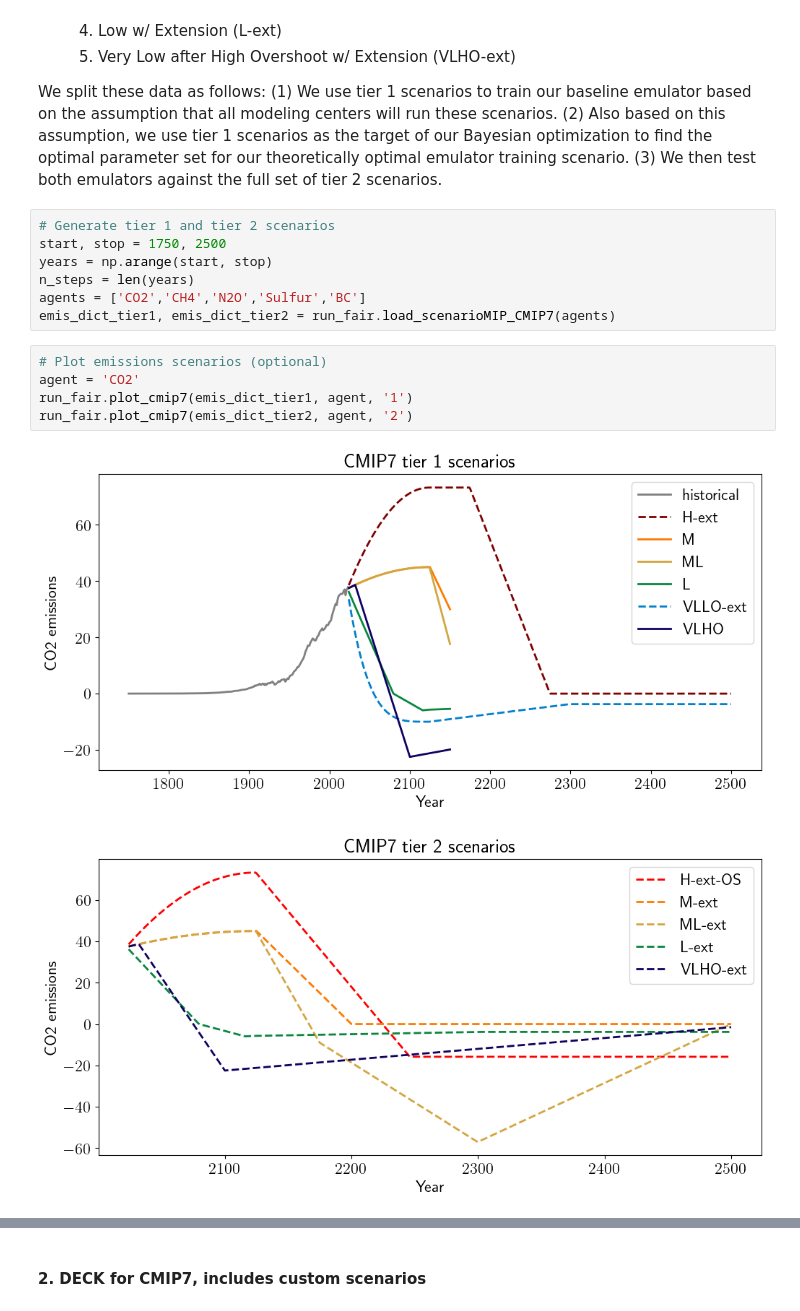
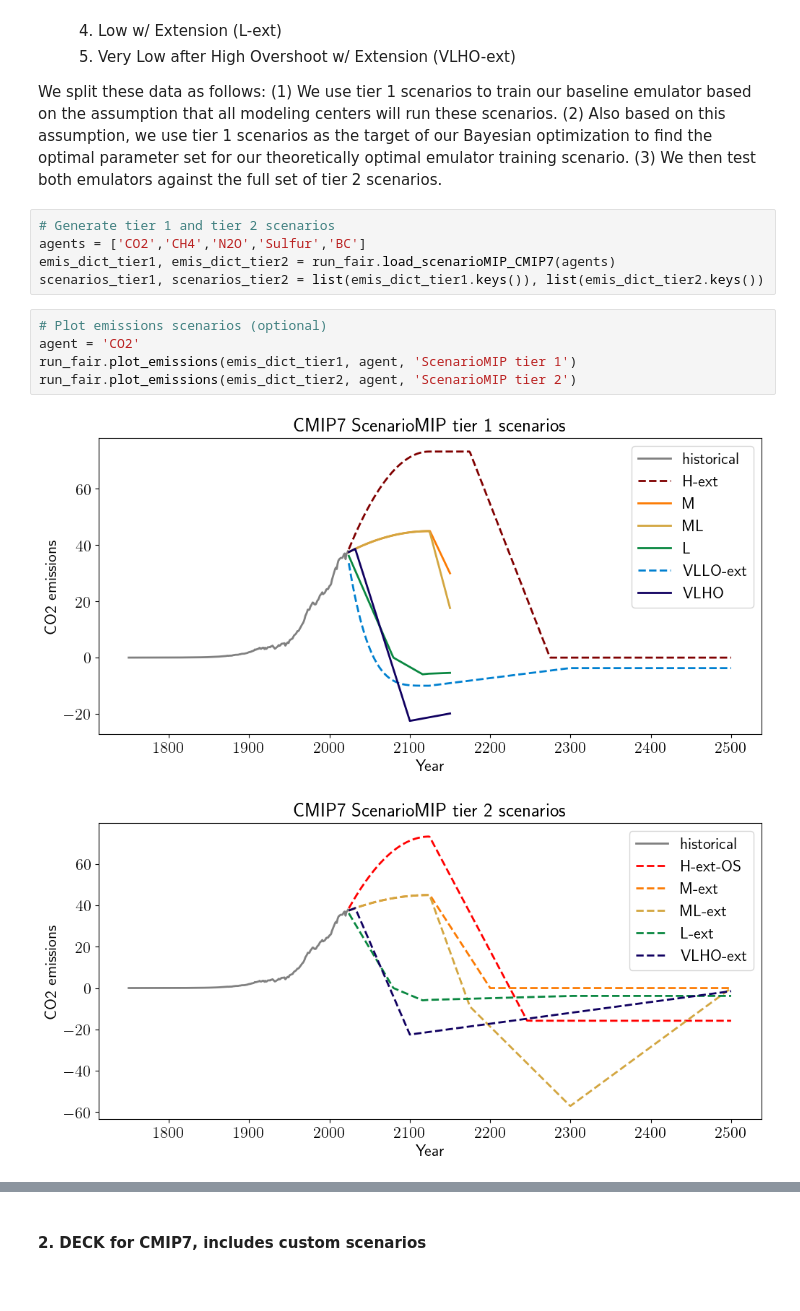
Before and after one commit to cbwomack/Emulator_Training_Data, a Jupyter notebook: generate_data.ipynb, the cells around one changed output, grey strips where cells are left out. Cells and saved outputs as stored; diff of their text form.

Commit message:
Added ScenarioMIP and DECK for CMIP7

```diff
--- a/generate_data.ipynb
+++ b/generate_data.ipynb
@@ -52,16 +57,14 @@ ScenarioMIP for CMIP7 consists of a set of scenarios that represent plausible fu
 We split these data as follows: (1) We use tier 1 scenarios to train our baseline emulator based on the assumption that all modeling centers will run these scenarios. (2) Also based on this assumption, we use tier 1 scenarios as the target of our Bayesian optimization to find the optimal parameter set for our theoretically optimal emulator training scenario. (3) We then test both emulators against the full set of tier 2 scenarios.
 # %%
 # Generate tier 1 and tier 2 scenarios
-start, stop = 1750, 2500
-years = np.arange(start, stop)
-n_steps = len(years)
 agents = ['CO2','CH4','N2O','Sulfur','BC']
 emis_dict_tier1, emis_dict_tier2 = run_fair.load_scenarioMIP_CMIP7(agents)
+scenarios_tier1, scenarios_tier2 = list(emis_dict_tier1.keys()), list(emis_dict_tier2.keys())
 # %%
 # Plot emissions scenarios (optional)
 agent = 'CO2'
-run_fair.plot_cmip7(emis_dict_tier1, agent, '1')
-run_fair.plot_cmip7(emis_dict_tier2, agent, '2')
+run_fair.plot_emissions(emis_dict_tier1, agent, 'ScenarioMIP tier 1')
+run_fair.plot_emissions(emis_dict_tier2, agent, 'ScenarioMIP tier 2')
 # %% [output]
-[figure, old version]
+[figure, new version]
-[figure, old version]
+[figure, new version]
```
Also changed, not shown: parts of 17 cells of this notebook, 4 other files.
